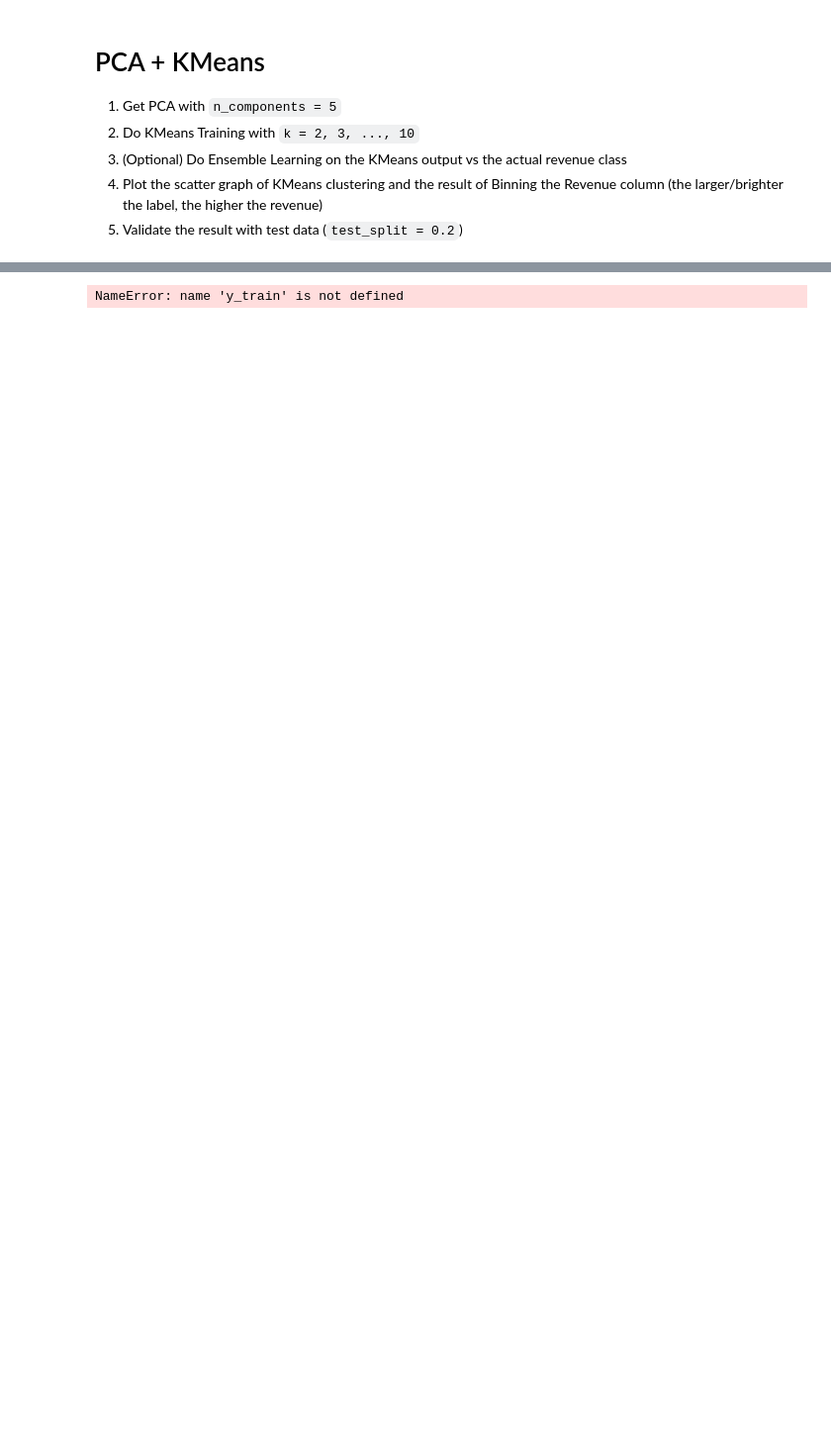
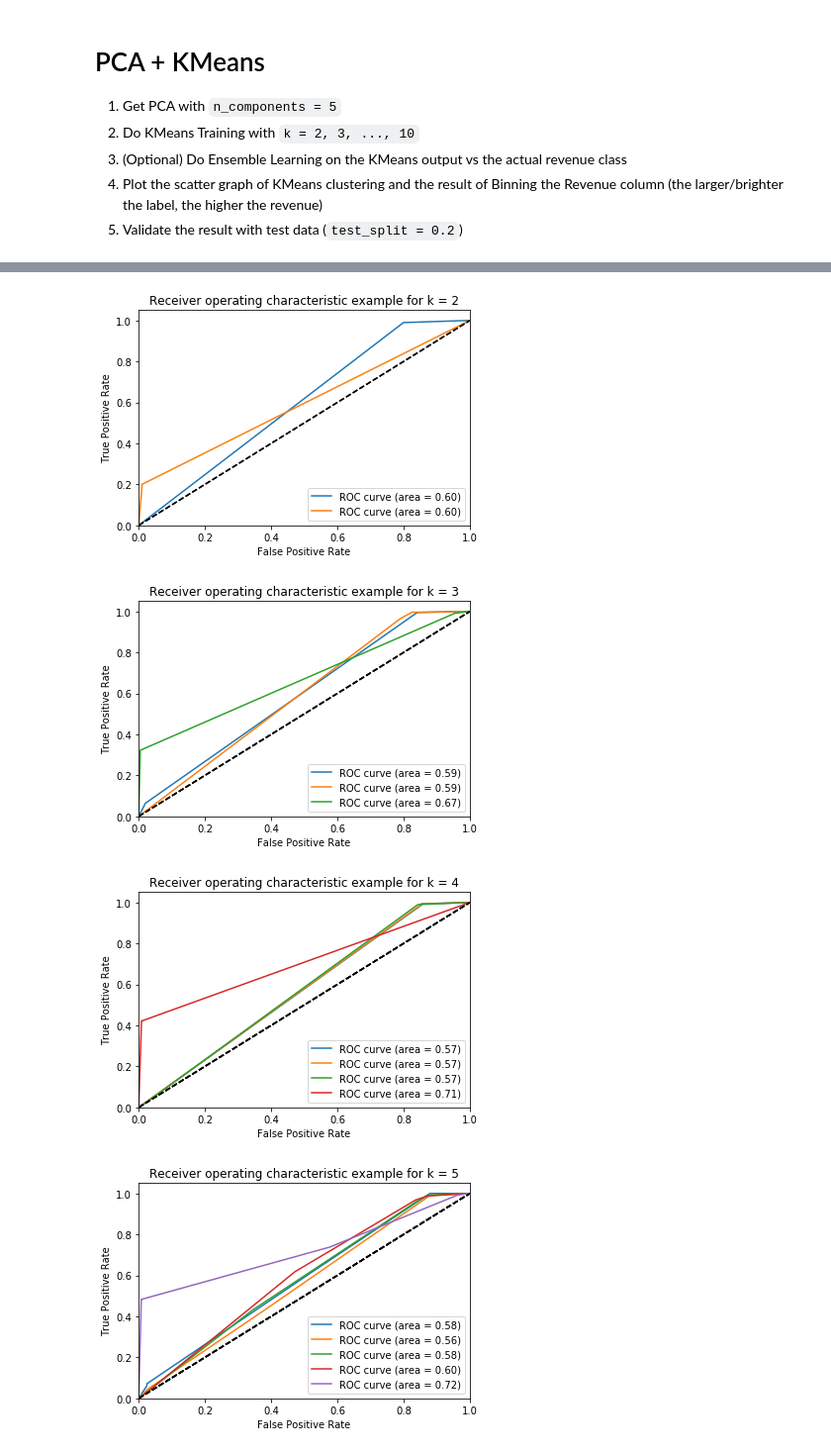
Before and after one commit to bedman3/tmdb_5000_movie_kmeans_analysis, a Jupyter notebook: Unsupervised Modelling.ipynb, the cells around one changed output, grey strips where cells are left out. Shown at 99% size. Cells and saved outputs as stored; diff of their text form; code cells hidden in the pictures; blank space fills up the shorter version.

```diff
--- a/Unsupervised Modelling.ipynb
+++ b/Unsupervised Modelling.ipynb
@@ -121,6 +121,7 @@ models_store = {
 
 train_data_save = {
     'y_train': [],
+    'X_train': [],
 }
 
 for i in range(2, max_k + 1):
@@ -142,7 +143,8 @@ for i in range(2, max_k + 1):
     clf = DecisionTreeClassifier(max_depth=3, random_state=1)
     clf.fit(df_pca[['cluster']], df_pca[['revenue_bin_label']])
     df_pca['cluster_pred'] = clf.predict(df_pca[['cluster']])
-    train_data_save['y_train'].append(df_pca['cluster_pred'])
+    train_data_save['y_train'].append(df_pca[['revenue_bin_label']])
+    train_data_save['X_train'].append(df_pca[['cluster']])
     models_store['dt'].append(clf)
 
     axs[i-2, 0].set_ylabel('PCA 2nd component')
@@ -243,33 +229,46 @@ test_data_save
 # %%
 from sklearn.multiclass import OneVsRestClassifier
-from sklearn.svm import LinearSVC
+from sklearn.metrics import roc_curve, auc
+from sklearn.preprocessing import label_binarize
 
-# for k = 10
-y_test = test_data_save['y_']
-y_train = train_data_save['y_train'][-1]
-# classifier
-clf = OneVsRestClassifier(LinearSVC(random_state=0))
-y_score = clf.fit(X_train, y_train).decision_function(X_test)
+for k in range(2, max_k + 1):
+    n_classes = k
 
-# Compute ROC curve and ROC area for each class
-fpr = dict()
-tpr = dict()
-roc_auc = dict()
-for i in range(n_classes):
-    fpr[i], tpr[i], _ = roc_curve(y_test[:, i], y_score[:, i])
-    roc_auc[i] = auc(fpr[i], tpr[i])
+    y_test = np.array(test_data_save['y_true'][k - 2]).reshape(-1, 1)
+    y_train = np.array(train_data_save['y_train'][k - 2]).reshape(-1, 1)
+    X_train = np.array(train_data_save['X_train'][k - 2]).reshape(-1, 1)
+    X_test = np.array(test_data_save['y_pred'][k - 2]).reshape(-1, 1)
 
-# Plot of a ROC curve for a specific class
-for i in range(n_classes):
-    plt.figure()
-    plt.plot(fpr[i], tpr[i], label='ROC curve (area = %0.2f)' % roc_auc[i])
-    plt.plot([0, 1], [0, 1], 'k--')
-    plt.xlim([0.0, 1.0])
-    plt.ylim([0.0, 1.05])
-    plt.xlabel('False Positive Rate')
-    plt.ylabel('True Positive Rate')
-    plt.title('Receiver operating characteristic example')
-    plt.legend(loc="lower right")
+    if k == 2:
+        y_test = label_binarize(y_test, classes=[0, 1, 2])
+    else:
+        y_test = label_binarize(y_test, classes=[*range(k)])
+
+    # classifier
+    clf = OneVsRestClassifier(estimator=models_store['dt'][k - 2])
+    y_score = clf.fit(X_train, y_train).predict_proba(X_test)
+    # Compute ROC curve and ROC area for each class
+    fpr = dict()
+    tpr = dict()
+    roc_auc = dict()
+
+    for i in range(n_classes):
+        fpr[i], tpr[i], _ = roc_curve(y_test[:, i], y_score[:, i])
+        roc_auc[i] = auc(fpr[i], tpr[i])
+
+    # Plot of a ROC curve for a specific class
+    for i in range(n_classes):
+        plt.plot(fpr[i], tpr[i], label='ROC curve (area = %0.2f)' % roc_auc[i])
+        plt.plot([0, 1], [0, 1], 'k--')
+        plt.xlim([0.0, 1.0])
+        plt.ylim([0.0, 1.05])
+        plt.xlabel('False Positive Rate')
+        plt.ylabel('True Positive Rate')
+        plt.title(f'Receiver operating characteristic example for k = {k}')
+        plt.legend(loc="lower right")
     plt.show()
 # %% [output]
-NameError: name 'y_train' is not defined
+[figure, added]
+[figure, added]
+[figure, added]
+[figure, added]
```
Also changed, not shown: parts of 7 cells of this notebook.
